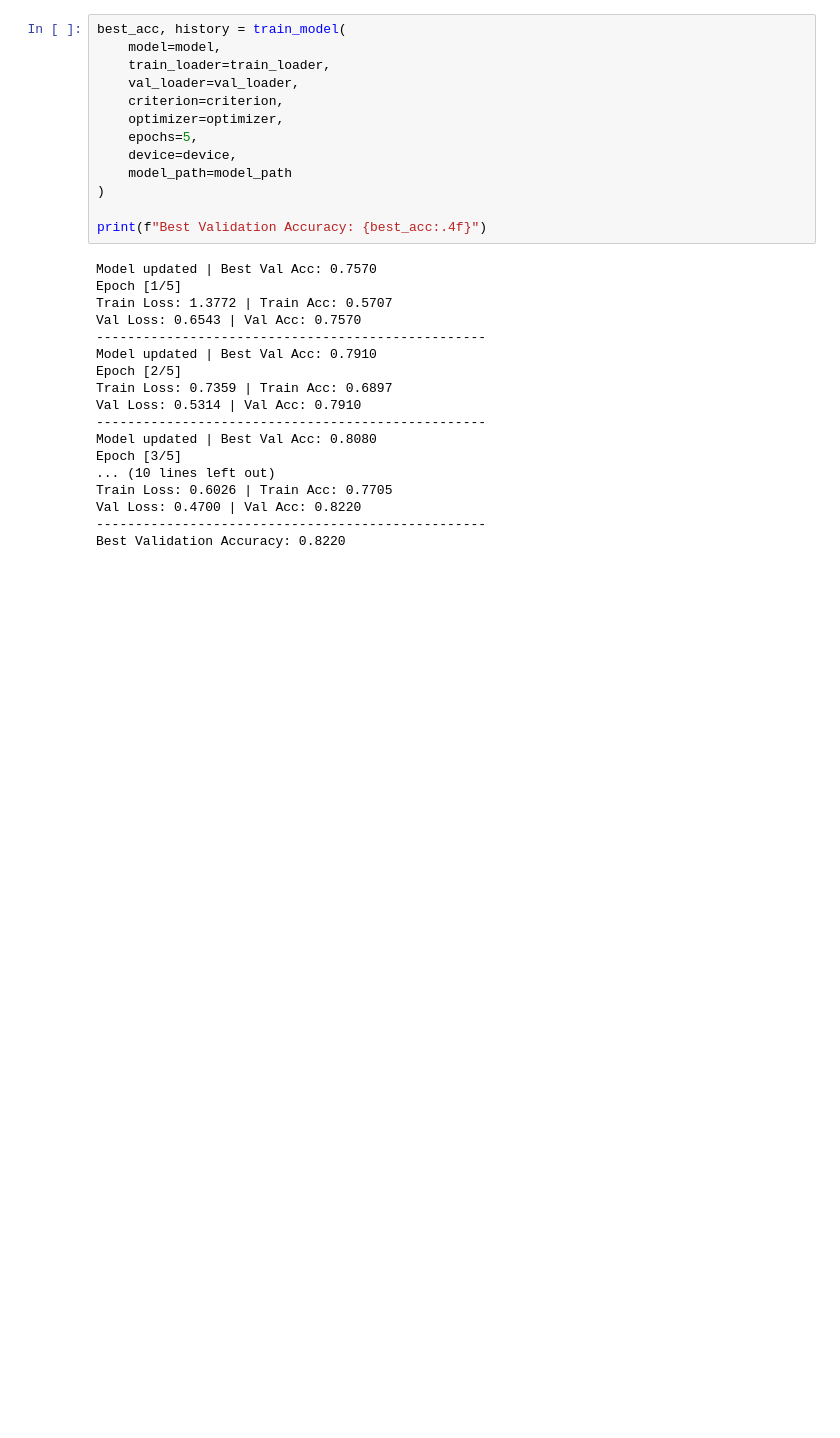
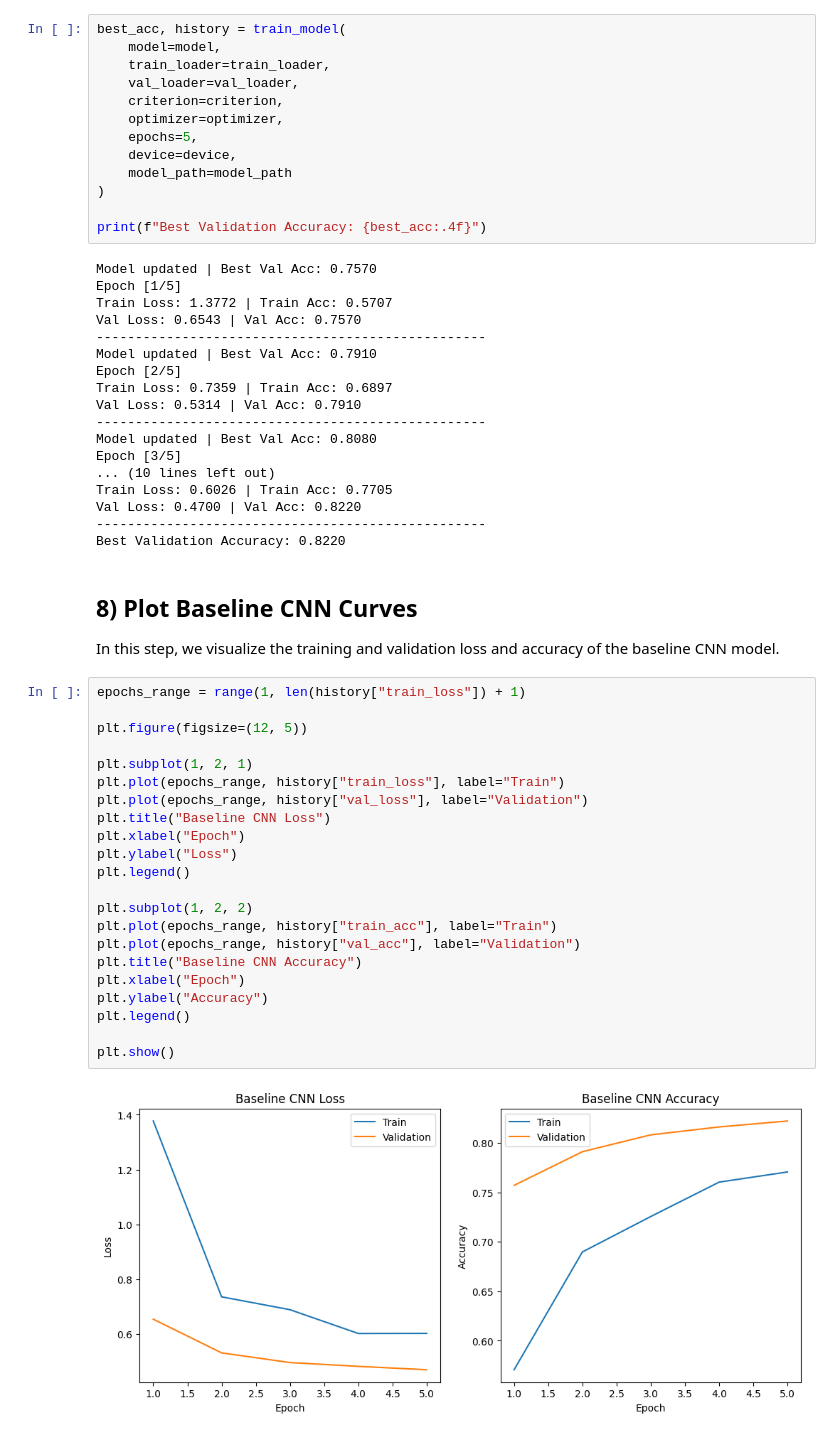
Before and after one commit to amrasmar27/brain-tumor-mri-classification, a Jupyter notebook: notebooks/baseline_cnn.ipynb, the cells around one changed output. Drawn from its saved outputs; the diff is of its cells as text; blank space fills up the shorter version.

Commit message:
Update baseline CNN notebook

```diff
--- a/notebooks/baseline_cnn.ipynb
+++ b/notebooks/baseline_cnn.ipynb
@@ -231,6 +224,34 @@ Train Loss: 0.6026 | Train Acc: 0.7705
 Val Loss: 0.4700 | Val Acc: 0.8220
 --------------------------------------------------
 Best Validation Accuracy: 0.8220
+# %% [markdown]
+## 8) Plot Baseline CNN Curves
+
+In this step, we visualize the training and validation loss and accuracy of the baseline CNN model.
+# %%
+epochs_range = range(1, len(history["train_loss"]) + 1)
+
+plt.figure(figsize=(12, 5))
+
+plt.subplot(1, 2, 1)
+plt.plot(epochs_range, history["train_loss"], label="Train")
+plt.plot(epochs_range, history["val_loss"], label="Validation")
+plt.title("Baseline CNN Loss")
+plt.xlabel("Epoch")
+plt.ylabel("Loss")
+plt.legend()
+
+plt.subplot(1, 2, 2)
+plt.plot(epochs_range, history["train_acc"], label="Train")
+plt.plot(epochs_range, history["val_acc"], label="Validation")
+plt.title("Baseline CNN Accuracy")
+plt.xlabel("Epoch")
+plt.ylabel("Accuracy")
+plt.legend()
+
+plt.show()
+# %% [output]
+[figure, added]
 # %% [markdown]
 # Summary
 In this notebook, we implemented a baseline CNN model for brain tumor MRI classification. The model was trained on the preprocessed dataset containing four classes, using a simple convolutional architecture with batch normalization, max pooling, and dropout for regularization.
```
Also changed, not shown: parts of 2 cells of this notebook.
